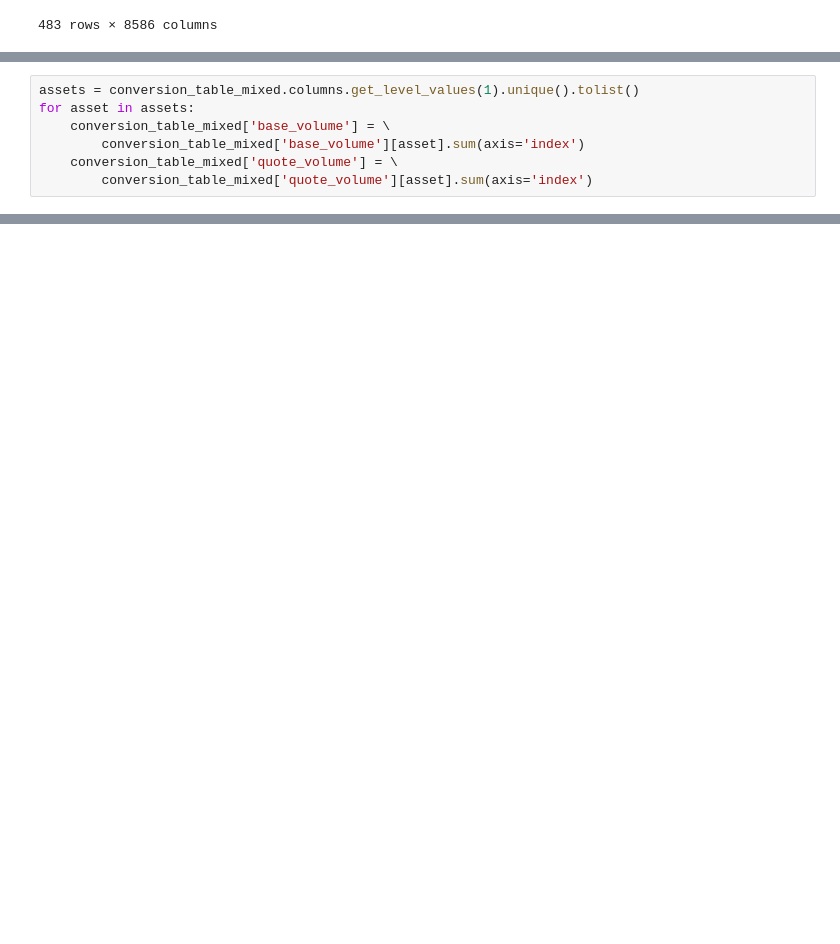
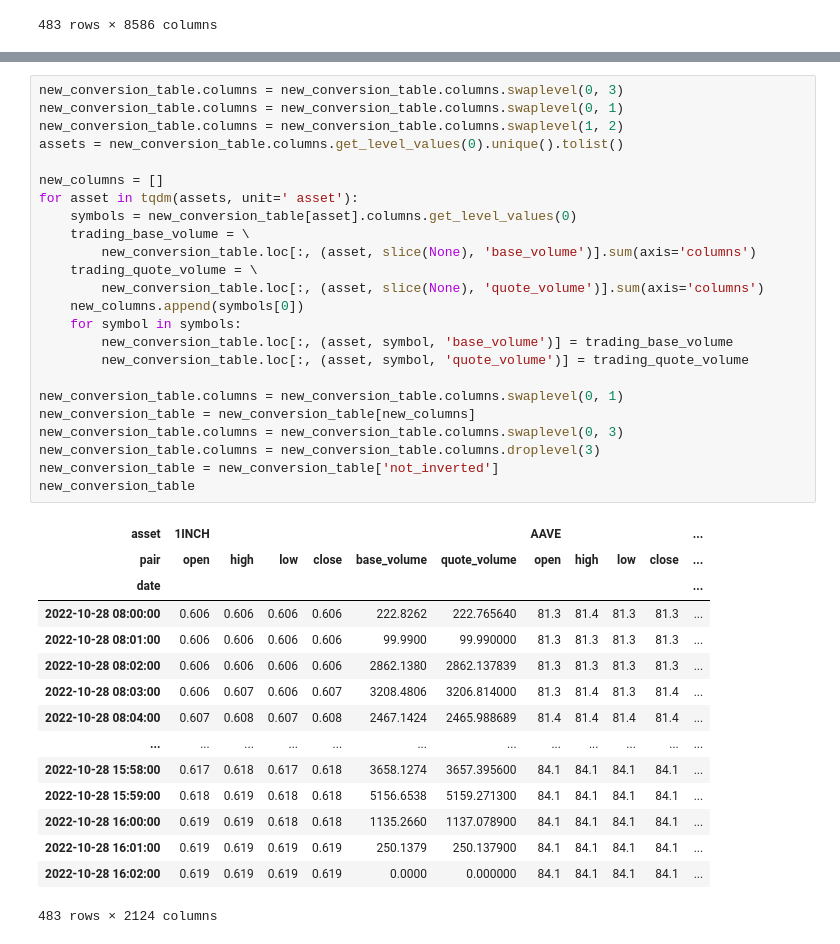
Before and after one commit to Humbleman72/crypto_bot, a Jupyter notebook: crypto_logger_output_1min.ipynb, the cells around one changed output, grey strips where cells are left out. Drawn from its saved outputs; the diff is of its cells as text; blank space fills up the shorter version.

Commit message:
Converted pairs->asset.

```diff
--- a/crypto_logger_output_1min.ipynb
+++ b/crypto_logger_output_1min.ipynb
@@ -962,7 +678,0 @@ conversion_table_mixed['base_volume']['1INCH']
-# %%
-assets = conversion_table_mixed.columns.get_level_values(1).unique().tolist()
-for asset in assets:
-    conversion_table_mixed['base_volume'] = \
-        conversion_table_mixed['base_volume'][asset].sum(axis='index')
-    conversion_table_mixed['quote_volume'] = \
-        conversion_table_mixed['quote_volume'][asset].sum(axis='index')
@@ -977,0 +780,40 @@ conversion_table_mixed['not_inverted']['BDOT']['BDOTDOT']
+# %%
+new_conversion_table.columns = new_conversion_table.columns.swaplevel(0, 3)
+new_conversion_table.columns = new_conversion_table.columns.swaplevel(0, 1)
+new_conversion_table.columns = new_conversion_table.columns.swaplevel(1, 2)
+assets = new_conversion_table.columns.get_level_values(0).unique().tolist()
+
+new_columns = []
+for asset in tqdm(assets, unit=' asset'):
+    symbols = new_conversion_table[asset].columns.get_level_values(0)
+    trading_base_volume = \
+        new_conversion_table.loc[:, (asset, slice(None), 'base_volume')].sum(axis='columns')
+    trading_quote_volume = \
+        new_conversion_table.loc[:, (asset, slice(None), 'quote_volume')].sum(axis='columns')
+    new_columns.append(symbols[0])
+    for symbol in symbols:
+        new_conversion_table.loc[:, (asset, symbol, 'base_volume')] = trading_base_volume
+        new_conversion_table.loc[:, (asset, symbol, 'quote_volume')] = trading_quote_volume
+
+new_conversion_table.columns = new_conversion_table.columns.swaplevel(0, 1)
+new_conversion_table = new_conversion_table[new_columns]
+new_conversion_table.columns = new_conversion_table.columns.swaplevel(0, 3)
+new_conversion_table.columns = new_conversion_table.columns.droplevel(3)
+new_conversion_table = new_conversion_table['not_inverted']
+new_conversion_table
+# %% [output]
+| asset | 1INCH |  |  |  |  |  | AAVE |  |  |  | ... |
+| pair | open | high | low | close | base_volume | quote_volume | open | high | low | close | ... |
+| date |  |  |  |  |  |  |  |  |  |  | ... |
+| 2022-10-28 08:00:00 | 0.606 | 0.606 | 0.606 | 0.606 | 222.8262 | 222.765640 | 81.3 | 81.4 | 81.3 | 81.3 | ... |
+| 2022-10-28 08:01:00 | 0.606 | 0.606 | 0.606 | 0.606 | 99.9900 | 99.990000 | 81.3 | 81.3 | 81.3 | 81.3 | ... |
+| 2022-10-28 08:02:00 | 0.606 | 0.606 | 0.606 | 0.606 | 2862.1380 | 2862.137839 | 81.3 | 81.3 | 81.3 | 81.3 | ... |
+| 2022-10-28 08:03:00 | 0.606 | 0.607 | 0.606 | 0.607 | 3208.4806 | 3206.814000 | 81.3 | 81.4 | 81.3 | 81.4 | ... |
+| 2022-10-28 08:04:00 | 0.607 | 0.608 | 0.607 | 0.608 | 2467.1424 | 2465.988689 | 81.4 | 81.4 | 81.4 | 81.4 | ... |
+| ... | ... | ... | ... | ... | ... | ... | ... | ... | ... | ... | ... |
+| 2022-10-28 15:58:00 | 0.617 | 0.618 | 0.617 | 0.618 | 3658.1274 | 3657.395600 | 84.1 | 84.1 | 84.1 | 84.1 | ... |
+| 2022-10-28 15:59:00 | 0.618 | 0.619 | 0.618 | 0.618 | 5156.6538 | 5159.271300 | 84.1 | 84.1 | 84.1 | 84.1 | ... |
+| 2022-10-28 16:00:00 | 0.619 | 0.619 | 0.618 | 0.618 | 1135.2660 | 1137.078900 | 84.1 | 84.1 | 84.1 | 84.1 | ... |
+| 2022-10-28 16:01:00 | 0.619 | 0.619 | 0.619 | 0.619 | 250.1379 | 250.137900 | 84.1 | 84.1 | 84.1 | 84.1 | ... |
+| 2022-10-28 16:02:00 | 0.619 | 0.619 | 0.619 | 0.619 | 0.0000 | 0.000000 | 84.1 | 84.1 | 84.1 | 84.1 | ... |
+483 rows × 2124 columns
```
Also changed, not shown: parts of 20 cells of this notebook, 1 other file.
